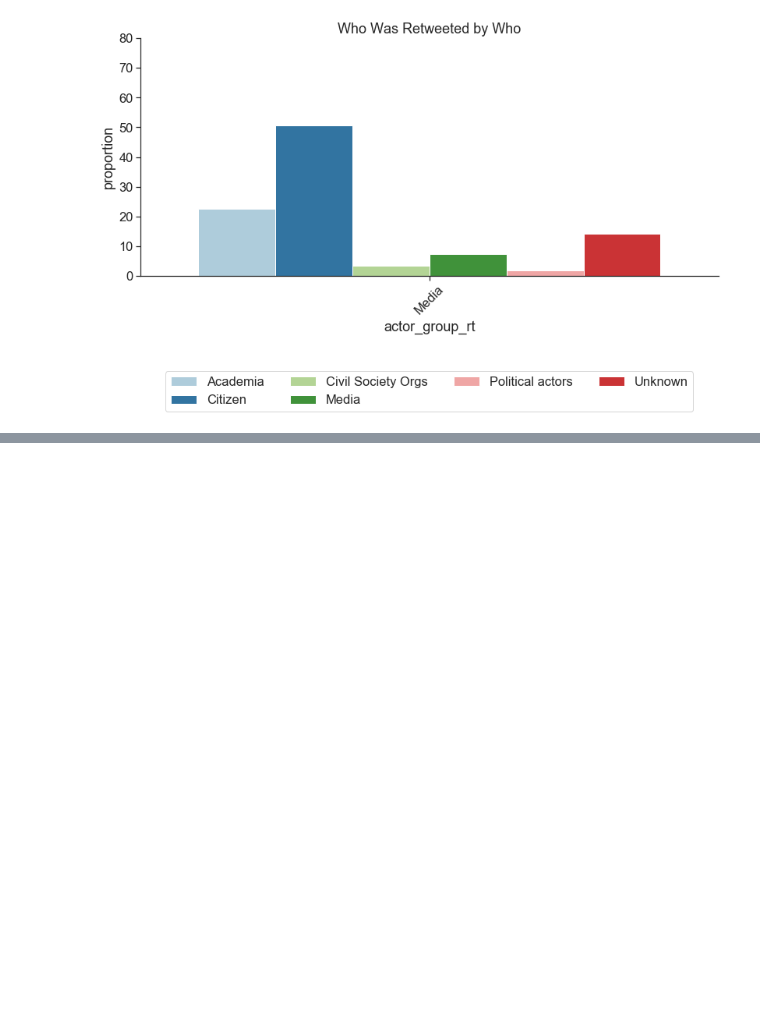
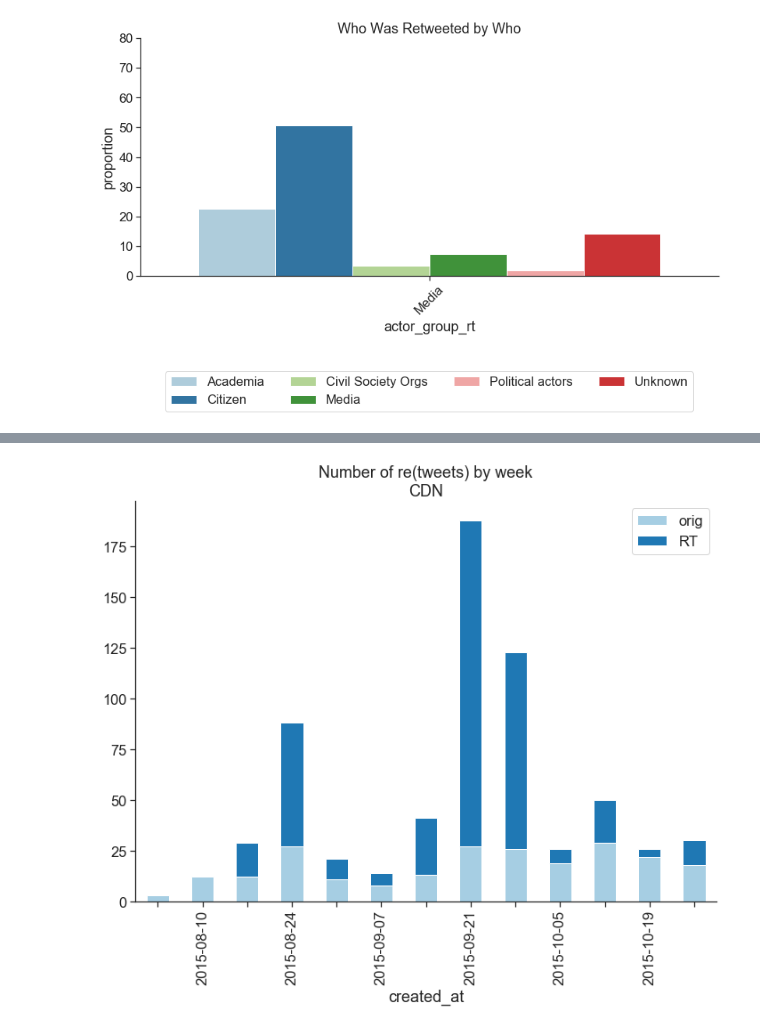
Before and after one commit to ScholCommLab/election-research-tweets, a Jupyter notebook: Election Tweet Analysis.ipynb, the cells around one changed output, grey strips where cells are left out. Saved outputs shown, nothing was run; the diff lists cells and outputs as text; code cells hidden in the pictures; blank space fills up the shorter version.

```diff
--- a/Election Tweet Analysis.ipynb
+++ b/Election Tweet Analysis.ipynb
@@ -319,0 +389,4 @@ bars_who_rt_who(dfa[dfa.retweet_of.str.startswith('Conversation').map(bool)], 'b
+# %%
+bars_tweets_by_date('CDN')
+# %% [output]
+[figure, added]
```
Also changed, not shown: parts of 11 cells of this notebook.
